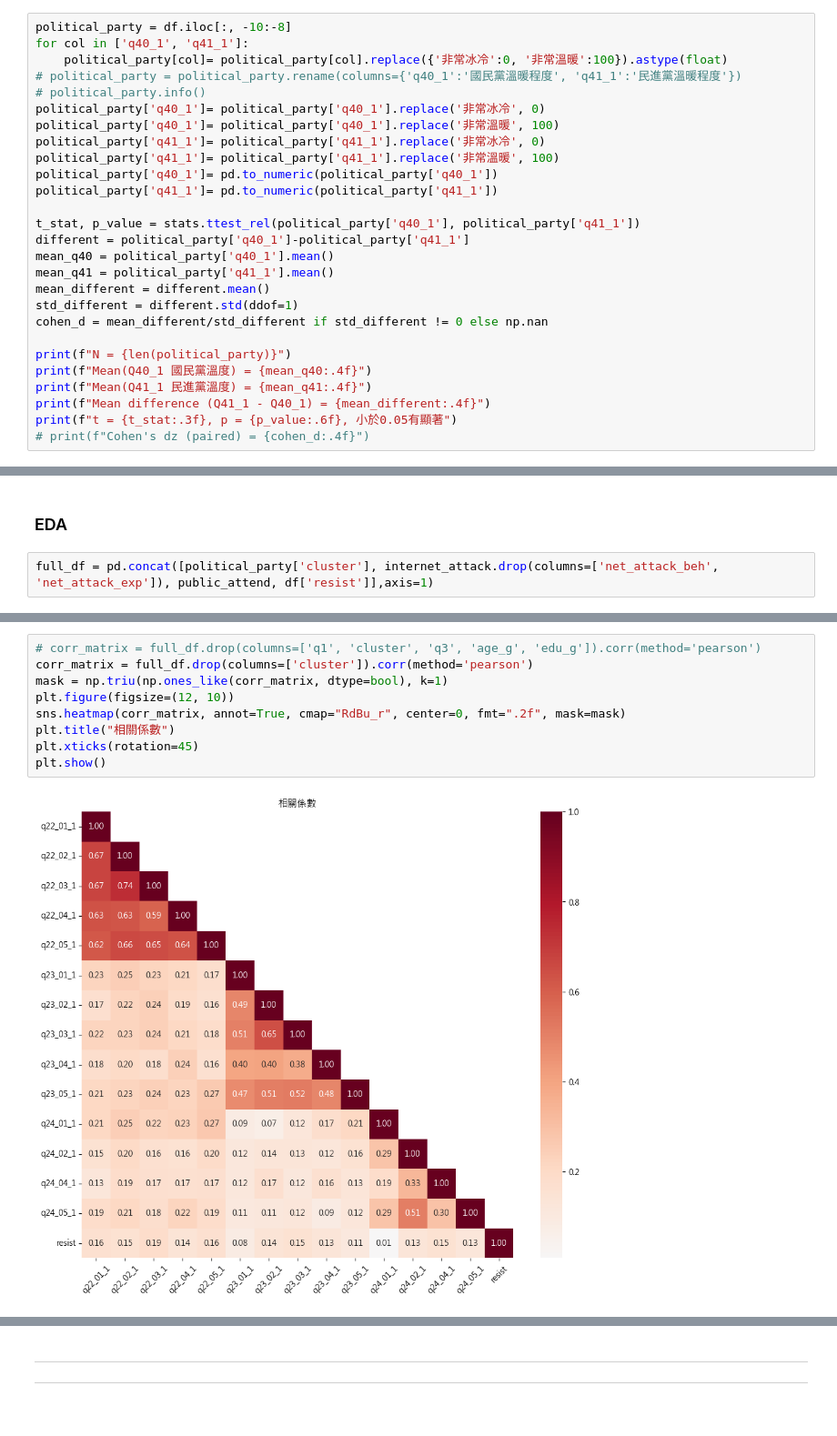
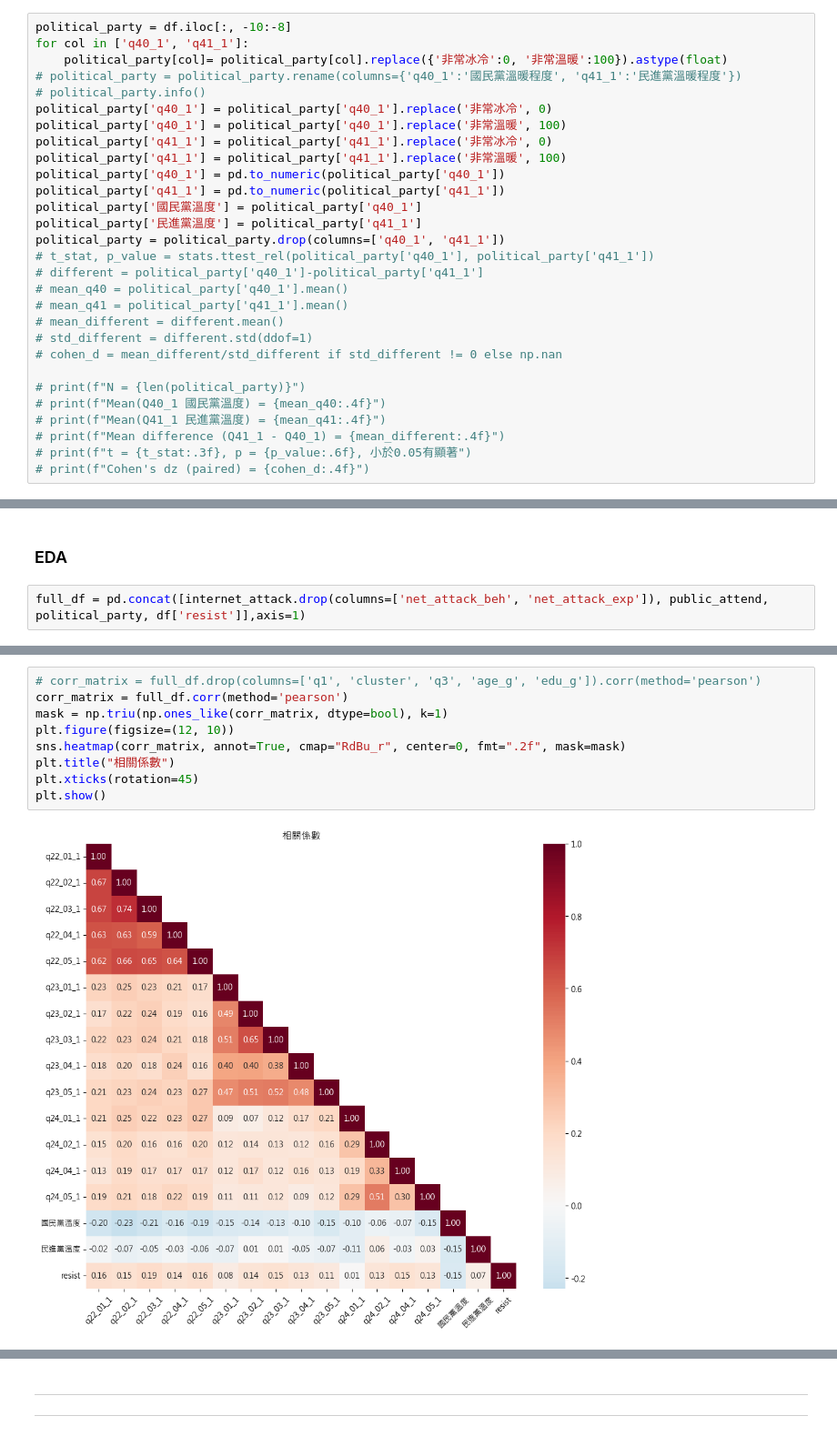
Before and after one commit to JackHuang0125/WHAT_I_DID, a Jupyter notebook: 0 2025資料科學漫步/1_資料科學漫步.ipynb, the cells around one changed output, grey strips where cells are left out. Shown at 91% size. Saved outputs shown, nothing was run; the diff lists cells and outputs as text.

```diff
--- a/0 2025資料科學漫步/1_資料科學漫步.ipynb
+++ b/0 2025資料科學漫步/1_資料科學漫步.ipynb
@@ -811,24 +738,26 @@ for col in ['q40_1', 'q41_1']:
     political_party[col]= political_party[col].replace({'非常冰冷':0, '非常溫暖':100}).astype(float)
 # political_party = political_party.rename(columns={'q40_1':'國民黨溫暖程度', 'q41_1':'民進黨溫暖程度'})
 # political_party.info()
-political_party['q40_1']= political_party['q40_1'].replace('非常冰冷', 0)
-political_party['q40_1']= political_party['q40_1'].replace('非常溫暖', 100)
-political_party['q41_1']= political_party['q41_1'].replace('非常冰冷', 0)
-political_party['q41_1']= political_party['q41_1'].replace('非常溫暖', 100)
-political_party['q40_1']= pd.to_numeric(political_party['q40_1'])
-political_party['q41_1']= pd.to_numeric(political_party['q41_1'])
+political_party['q40_1'] = political_party['q40_1'].replace('非常冰冷', 0)
+political_party['q40_1'] = political_party['q40_1'].replace('非常溫暖', 100)
+political_party['q41_1'] = political_party['q41_1'].replace('非常冰冷', 0)
+political_party['q41_1'] = political_party['q41_1'].replace('非常溫暖', 100)
+political_party['q40_1'] = pd.to_numeric(political_party['q40_1'])
+political_party['q41_1'] = pd.to_numeric(political_party['q41_1'])
+political_party['國民黨溫度'] = political_party['q40_1']
+political_party['民進黨溫度'] = political_party['q41_1']
+political_party = political_party.drop(columns=['q40_1', 'q41_1'])
+# t_stat, p_value = stats.ttest_rel(political_party['q40_1'], political_party['q41_1'])
+# different = political_party['q40_1']-political_party['q41_1']
+# mean_q40 = political_party['q40_1'].mean()
+# mean_q41 = political_party['q41_1'].mean()
+# mean_different = different.mean()
+# std_different = different.std(ddof=1)
+# cohen_d = mean_different/std_different if std_different != 0 else np.nan
 
-t_stat, p_value = stats.ttest_rel(political_party['q40_1'], political_party['q41_1'])
-different = political_party['q40_1']-political_party['q41_1']
-mean_q40 = political_party['q40_1'].mean()
-mean_q41 = political_party['q41_1'].mean()
-mean_different = different.mean()
-std_different = different.std(ddof=1)
-cohen_d = mean_different/std_different if std_different != 0 else np.nan
-
-print(f"N = {len(political_party)}")
-print(f"Mean(Q40_1 國民黨溫度) = {mean_q40:.4f}")
-print(f"Mean(Q41_1 民進黨溫度) = {mean_q41:.4f}")
-print(f"Mean difference (Q41_1 - Q40_1) = {mean_different:.4f}")
-print(f"t = {t_stat:.3f}, p = {p_value:.6f}, 小於0.05有顯著")
+# print(f"N = {len(political_party)}")
+# print(f"Mean(Q40_1 國民黨溫度) = {mean_q40:.4f}")
+# print(f"Mean(Q41_1 民進黨溫度) = {mean_q41:.4f}")
+# print(f"Mean difference (Q41_1 - Q40_1) = {mean_different:.4f}")
+# print(f"t = {t_stat:.3f}, p = {p_value:.6f}, 小於0.05有顯著")
 # print(f"Cohen's dz (paired) = {cohen_d:.4f}")
@@ -903,4 +818,4 @@ cluster
 # %% [markdown]
 ### EDA
 # %%
-full_df = pd.concat([political_party['cluster'], internet_attack.drop(columns=['net_attack_beh', 'net_attack_exp']), public_attend, df['resist']],axis=1)
+full_df = pd.concat([internet_attack.drop(columns=['net_attack_beh', 'net_attack_exp']), public_attend, political_party, df['resist']],axis=1)
@@ -932,12 +863,12 @@ full_df.head(1)
 # %%
 # corr_matrix = full_df.drop(columns=['q1', 'cluster', 'q3', 'age_g', 'edu_g']).corr(method='pearson')
-corr_matrix = full_df.drop(columns=['cluster']).corr(method='pearson')
+corr_matrix = full_df.corr(method='pearson')
 mask = np.triu(np.ones_like(corr_matrix, dtype=bool), k=1)
 plt.figure(figsize=(12, 10))
 sns.heatmap(corr_matrix, annot=True, cmap="RdBu_r", center=0, fmt=".2f", mask=mask)
 plt.title("相關係數")
 plt.xticks(rotation=45)
 plt.show()
 # %% [output]
-[figure, old version]
+[figure, new version]
 # %%
```
Also changed, not shown: parts of 44 cells of this notebook, 2 other files.
